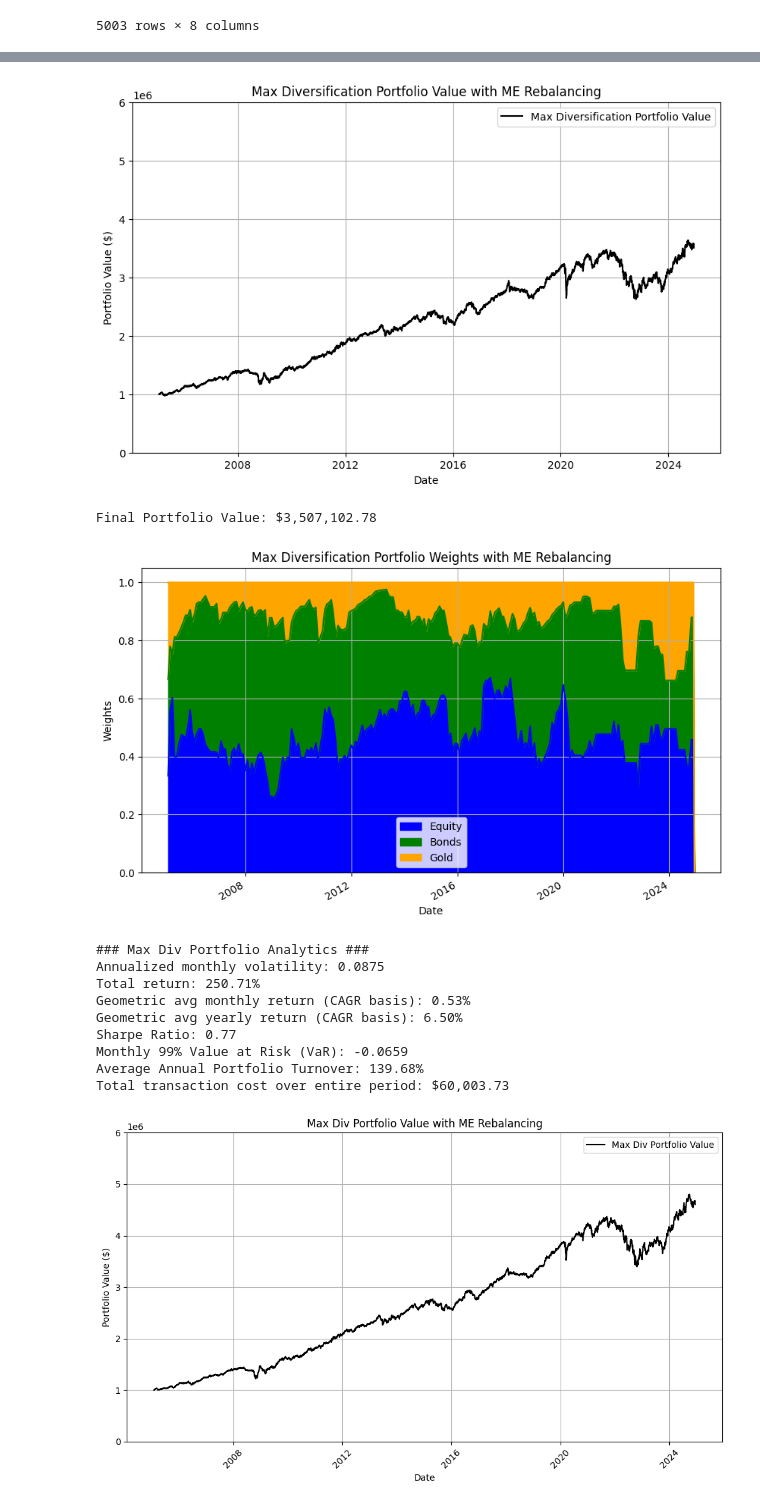
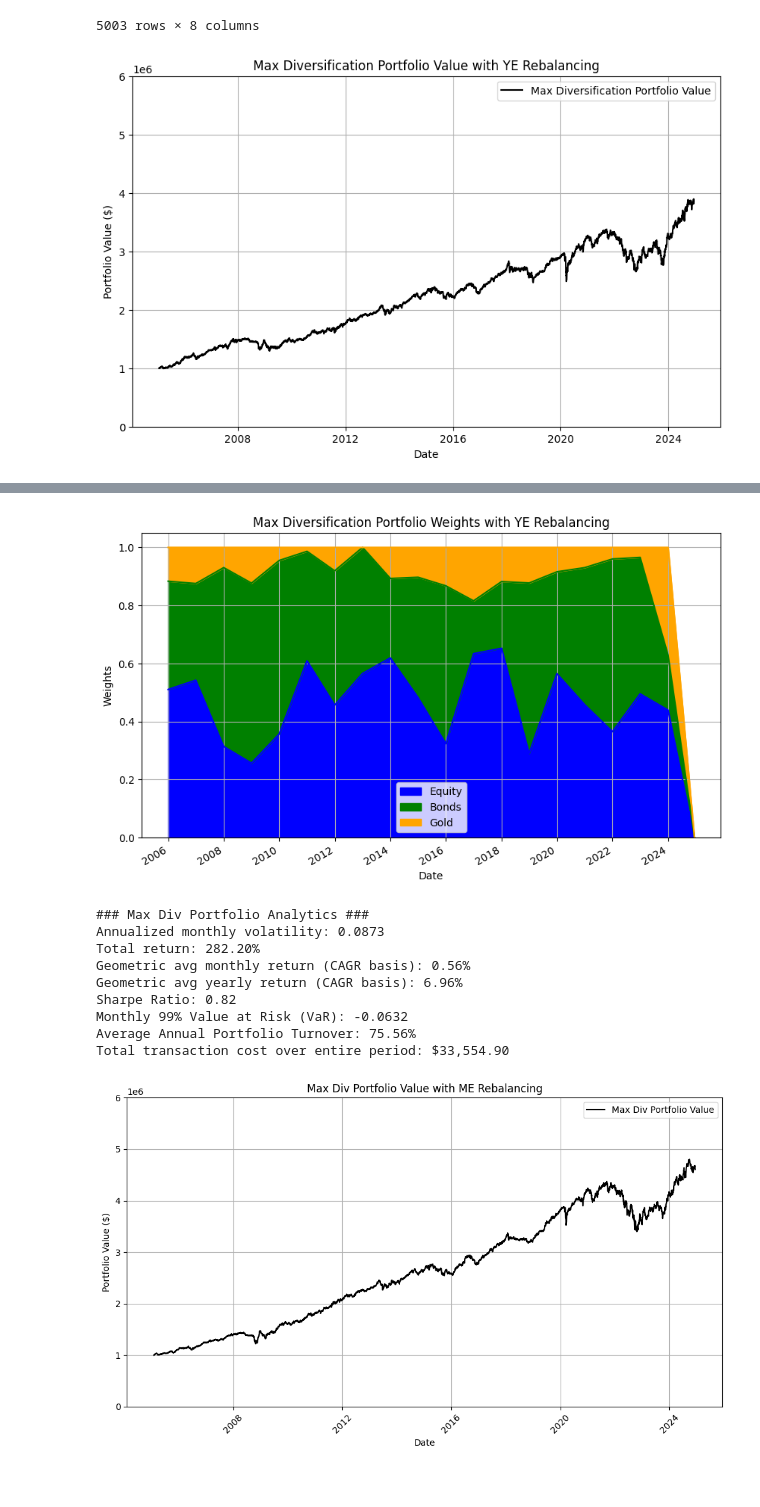
Before and after one commit to plaishev/asset_mgmt_seminar, a Jupyter notebook: Max_Diversification.ipynb, the cells around one changed output, grey strips where cells are left out. Drawn from its saved outputs; the diff is of its cells as text; code cells hidden in the pictures.

```diff
--- a/Max_Diversification.ipynb
+++ b/Max_Diversification.ipynb
@@ -78,7 +78,7 @@ returns
 #### Max Diversification Portfolio Construction #### ver 3.0
 
 # Variables
-rebalance_frequency = 'ME'  # 'ME' = monthly, 'QE' = quarterly, 'YE' = yearly
+rebalance_frequency = 'YE'  # 'ME' = monthly, 'QE' = quarterly, 'YE' = yearly
 #YE best ftol = 1e-4, ME best ftol = 1e-1
 initial_investment = 1000000
 lookback_days = 180
@@ -97,7 +97,7 @@ def total_weight_constraint(w):
 def max_diversification_optimizer(cov_matrix, w0, n_assets):
     cons = ({'type': 'eq', 'fun': total_weight_constraint},)
     bounds = [(0, 1)] * n_assets
-    options = {'maxiter': 1000, 'ftol': 1e-1, 'disp': False}
+    options = {'maxiter': 1000, 'ftol': 1e-4, 'disp': False}
     res = minimize(calc_diversification_ratio, w0, args=(cov_matrix,),
                    bounds=bounds, constraints=cons, method='SLSQP', options=options)
     return res
@@ -105,6 +105,7 @@ def max_diversification_optimizer(cov_matrix, w0, n_assets):
 # Max Diversification Portfolio Construction with Individual Asset Compounding
 def max_diversification_construction(returns, rebalance_frequency):
     assets = ['Japan', 'T-Bills_7_10', 'T-Bills_20', 'APACxJapan', 'Europe', 'LatAm', 'US', 'Gold']
+    returns = returns[assets]
     n_assets = len(assets)
     w0 = np.array([1/15, 1/6, 1/6, 1/15, 1/15, 1/15, 1/15, 1/3])
 
@@ -215,3 +216,4 @@ plt.ylabel('Weights')
 plt.grid(True)
 plt.show()
 # %% [output]
+[figure, new version]
@@ -219,6 +221,4 @@ Insufficient data for covariance estimation at 2005-01-31 00:00:00. Skipping reb
-[figure, old version]
-Final Portfolio Value: $3,507,102.78
-[figure, old version]
+[figure, new version]
 # %%
 #### Max Div Portfolio Analytics #### ver 3.0
 
@@ -264,14 +264,14 @@ print(f"Average Annual Portfolio Turnover: {avg_annual_turnover * 100:.2f}%")
 print(f"Total transaction cost over entire period: ${total_tx_cost:,.2f}")
 # %% [output]
 ### Max Div Portfolio Analytics ###
-Annualized monthly volatility: 0.0875
-Total return: 250.71%
-Geometric avg monthly return (CAGR basis): 0.53%
-Geometric avg yearly return (CAGR basis): 6.50%
-Sharpe Ratio: 0.77
-Monthly 99% Value at Risk (VaR): -0.0659
-Average Annual Portfolio Turnover: 139.68%
-Total transaction cost over entire period: $60,003.73
+Annualized monthly volatility: 0.0873
+Total return: 282.20%
+Geometric avg monthly return (CAGR basis): 0.56%
+Geometric avg yearly return (CAGR basis): 6.96%
+Sharpe Ratio: 0.82
+Monthly 99% Value at Risk (VaR): -0.0632
+Average Annual Portfolio Turnover: 75.56%
+Total transaction cost over entire period: $33,554.90
 # %%
 #### Max Div Portfolio Construction #### ver 2.2
 
```
Also changed, not shown: parts of 1 cell of this notebook, 6 other files.
